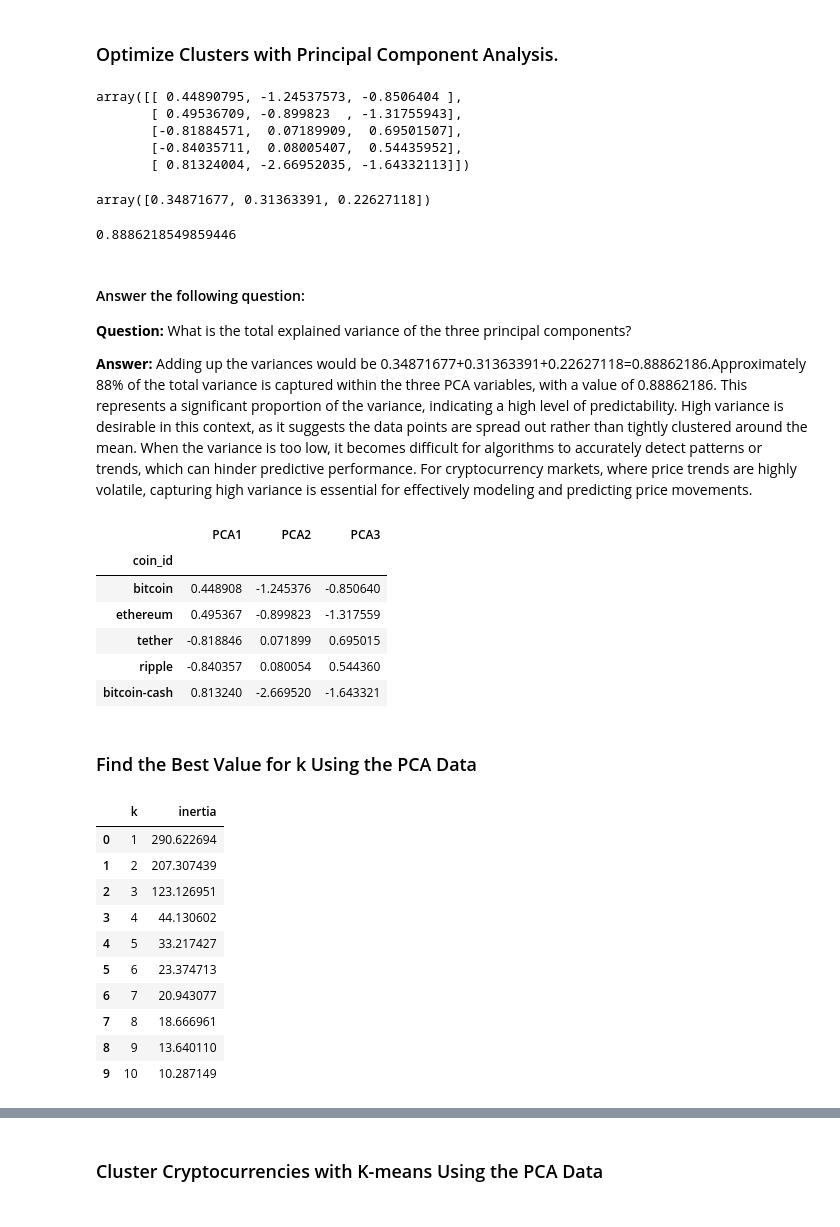
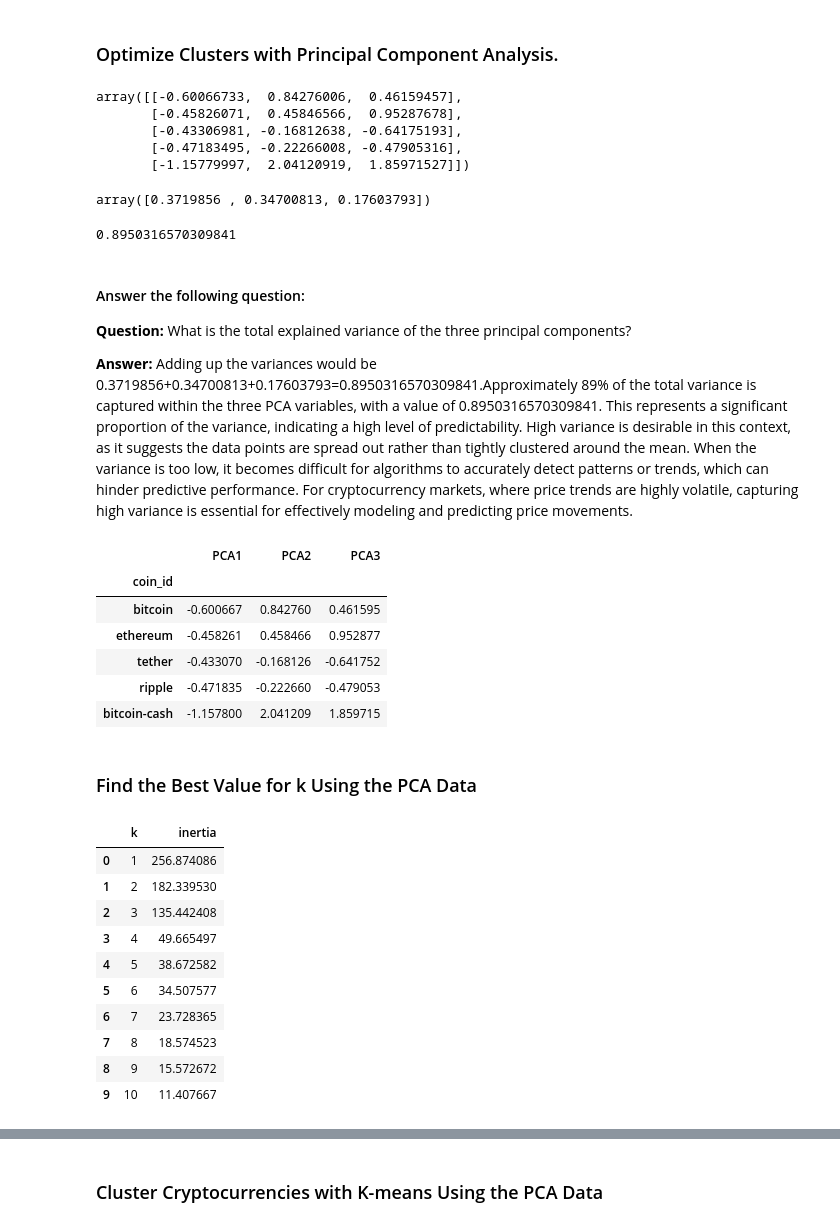
Before and after one commit to xraySMULu/CryptoClustering, a Jupyter notebook: Crypto_Clustering.ipynb, the cells around one changed output, grey strips where cells are left out. Saved outputs shown, nothing was run; the diff lists cells and outputs as text; code cells hidden in the pictures.

Commit message:
crypto_clus v7

```diff
--- a/Crypto_Clustering.ipynb
+++ b/Crypto_Clustering.ipynb
@@ -195,73 +195,73 @@ predicted_clusters.hvplot.scatter(
 pca_mdl = PCA(n_components=3)
 # %%
 # Use the PCA model with `fit_transform` on the original scaled DataFrame to reduce to three principal components.
-pca_clusters = pca_mdl.fit_transform(predicted_clusters)
+pca_clusters = pca_mdl.fit_transform(crypto_scaled_df)
 
 # View the first five rows of the DataFrame.
 pca_clusters[:5]
 # %% [output]
-array([[ 0.44890795, -1.24537573, -0.8506404 ],
-       [ 0.49536709, -0.899823  , -1.31755943],
-       [-0.81884571,  0.07189909,  0.69501507],
-       [-0.84035711,  0.08005407,  0.54435952],
-       [ 0.81324004, -2.66952035, -1.64332113]])
+array([[-0.60066733,  0.84276006,  0.46159457],
+       [-0.45826071,  0.45846566,  0.95287678],
+       [-0.43306981, -0.16812638, -0.64175193],
+       [-0.47183495, -0.22266008, -0.47905316],
+       [-1.15779997,  2.04120919,  1.85971527]])
 # %%
 # Retrieve the explained variance to determine how much information  can be attributed to each principal component.
 pca_mdl.explained_variance_ratio_
 # %% [output]
-array([0.34871677, 0.31363391, 0.22627118])
+array([0.3719856 , 0.34700813, 0.17603793])
 # %%
 sum(pca_mdl.explained_variance_ratio_)
 # %% [output]
-0.8886218549859446
+0.8950316570309841
 # %% [markdown]
 #### Answer the following question:
 
 **Question:** What is the total explained variance of the three principal components?
 
-**Answer:** Adding up the variances would be 0.34871677+0.31363391+0.22627118=0.88862186.Approximately 88% of the total variance is captured within the three PCA variables, with a value of 0.88862186. This represents a significant proportion of the variance, indicating a high level of predictability. High variance is desirable in this context, as it suggests the data points are spread out rather than tightly clustered around the mean. When the variance is too low, it becomes difficult for algorithms to accurately detect patterns or trends, which can hinder predictive performance. For cryptocurrency markets, where price trends are highly volatile, capturing high variance is essential for effectively modeling and predicting price movements.
+**Answer:** Adding up the variances would be 0.3719856+0.34700813+0.17603793=0.8950316570309841.Approximately 89% of the total variance is captured within the three PCA variables, with a value of 0.8950316570309841. This represents a significant proportion of the variance, indicating a high level of predictability. High variance is desirable in this context, as it suggests the data points are spread out rather than tightly clustered around the mean. When the variance is too low, it becomes difficult for algorithms to accurately detect patterns or trends, which can hinder predictive performance. For cryptocurrency markets, where price trends are highly volatile, capturing high variance is essential for effectively modeling and predicting price movements.
 # %%
 # Create a new DataFrame with the PCA data.
 pca_clusters_df = pd.DataFrame(
     pca_clusters,
     columns=["PCA1","PCA2","PCA3"]
 )
 # Copy the crypto names from the original data
-pca_clusters_df['coin_id'] = crypto_market_data_df.index
+pca_clusters_df['coin_id'] = crypto_scaled_df.index
 # Set the coinid column as index
 pca_clusters_df = pca_clusters_df.set_index('coin_id')
 # Display sample data
 pca_clusters_df[:5]
 # %% [output]
 |  | PCA1 | PCA2 | PCA3 |
 | coin_id |  |  |  |
-| bitcoin | 0.448908 | -1.245376 | -0.850640 |
-| ethereum | 0.495367 | -0.899823 | -1.317559 |
-| tether | -0.818846 | 0.071899 | 0.695015 |
-| ripple | -0.840357 | 0.080054 | 0.544360 |
-| bitcoin-cash | 0.813240 | -2.669520 | -1.643321 |
+| bitcoin | -0.600667 | 0.842760 | 0.461595 |
+| ethereum | -0.458261 | 0.458466 | 0.952877 |
+| tether | -0.433070 | -0.168126 | -0.641752 |
+| ripple | -0.471835 | -0.222660 | -0.479053 |
+| bitcoin-cash | -1.157800 | 2.041209 | 1.859715 |
 # %% [markdown]
 ### Find the Best Value for k Using the PCA Data
 # %%
 # Create a list with the number of k-values to try
 # Use a range from 1 to 11
-k_values = list(range(1, 11))
+k_values2 = list(range(1, 11))
 
 # Create an empty list to store the inertia values
 inertia2 = []
 
 # Create a for loop to compute the inertia with each possible value of k
-for i in k_values:
+for i in k_values2:
     # Create a KMeans model using the loop counter for the number of clusters
-    k_model = KMeans(n_clusters=i, random_state=1)
+    k_model2 = KMeans(n_clusters=i, random_state=1)
     # Fit the model to the data using PCA DataFrame
-    k_model.fit(pca_clusters_df)
+    k_model2.fit(pca_clusters_df)
     # Append the model.inertia_ (which measures clustering quality) to the inertia list
-    inertia2.append(k_model.inertia_)
+    inertia2.append(k_model2.inertia_)
 
 # Create a dictionary with the data to plot the Elbow curve
 elbow_data2 = {
-    'k': k_values,
+    'k': k_values2,
     'inertia': inertia2
 }
 
@@ -272,16 +272,16 @@ elbow_df2 = pd.DataFrame(elbow_data2)
 elbow_df2
 # %% [output]
 |  | k | inertia |
-| 0 | 1 | 290.622694 |
-| 1 | 2 | 207.307439 |
-| 2 | 3 | 123.126951 |
-| 3 | 4 | 44.130602 |
-| 4 | 5 | 33.217427 |
-| 5 | 6 | 23.374713 |
-| 6 | 7 | 20.943077 |
-| 7 | 8 | 18.666961 |
-| 8 | 9 | 13.640110 |
-| 9 | 10 | 10.287149 |
+| 0 | 1 | 256.874086 |
+| 1 | 2 | 182.339530 |
+| 2 | 3 | 135.442408 |
+| 3 | 4 | 49.665497 |
+| 4 | 5 | 38.672582 |
+| 5 | 6 | 34.507577 |
+| 6 | 7 | 23.728365 |
+| 7 | 8 | 18.574523 |
+| 8 | 9 | 15.572672 |
+| 9 | 10 | 11.407667 |
 # %%
 # Plot a line chart with all the inertia values computed with
 # the different values of k to visually identify the optimal value for k.
```
Also changed, not shown: parts of 3 cells of this notebook.
